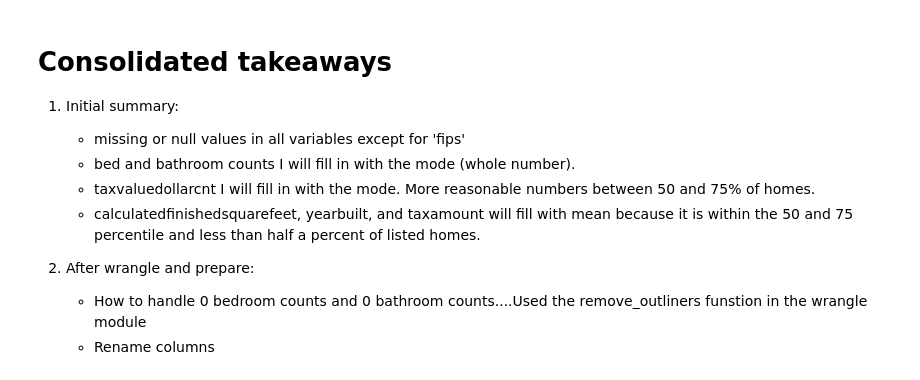
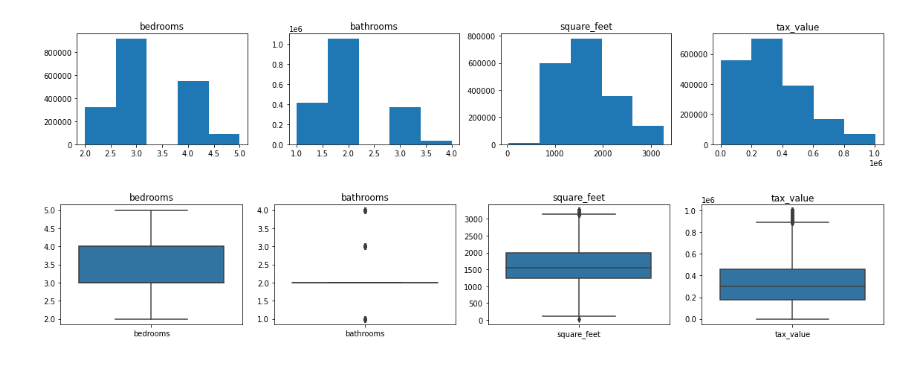
Before and after one commit to hrodjr/regression-exercises, a Jupyter notebook: zillow_exercise_acquire_prepare.ipynb, the cells around one changed output. Drawn from its saved outputs; the diff is of its cells as text; code cells hidden in the pictures.

```diff
--- a/zillow_exercise_acquire_prepare.ipynb
+++ b/zillow_exercise_acquire_prepare.ipynb
@@ -13,12 +13,5 @@ import wrangle #acquire and prepare module
-# %% [markdown]
-# Consolidated takeaways
-
-1. Initial summary:
-    - missing or null values in all variables except for 'fips'
-    - bed and bathroom counts I will fill in with the mode (whole number).
-    - taxvaluedollarcnt I will fill in with the mode. More reasonable numbers between 50 and 75% of homes.
-    - calculatedfinishedsquarefeet, yearbuilt, and taxamount will fill with mean because it is within the 50 and 75 percentile and less than half a percent of listed homes.
-
-2. After wrangle and prepare:
-    - How to handle 0 bedroom counts and 0 bathroom counts....Used the remove_outliners funstion in the wrangle module
-    - Rename columns
+# %%
+prepared_zillow_data = wrangle_zillow()
+# %% [output]
+[figure, added]
+[figure, added]
```
Also changed, not shown: parts of 17 cells of this notebook, 1 other file.
